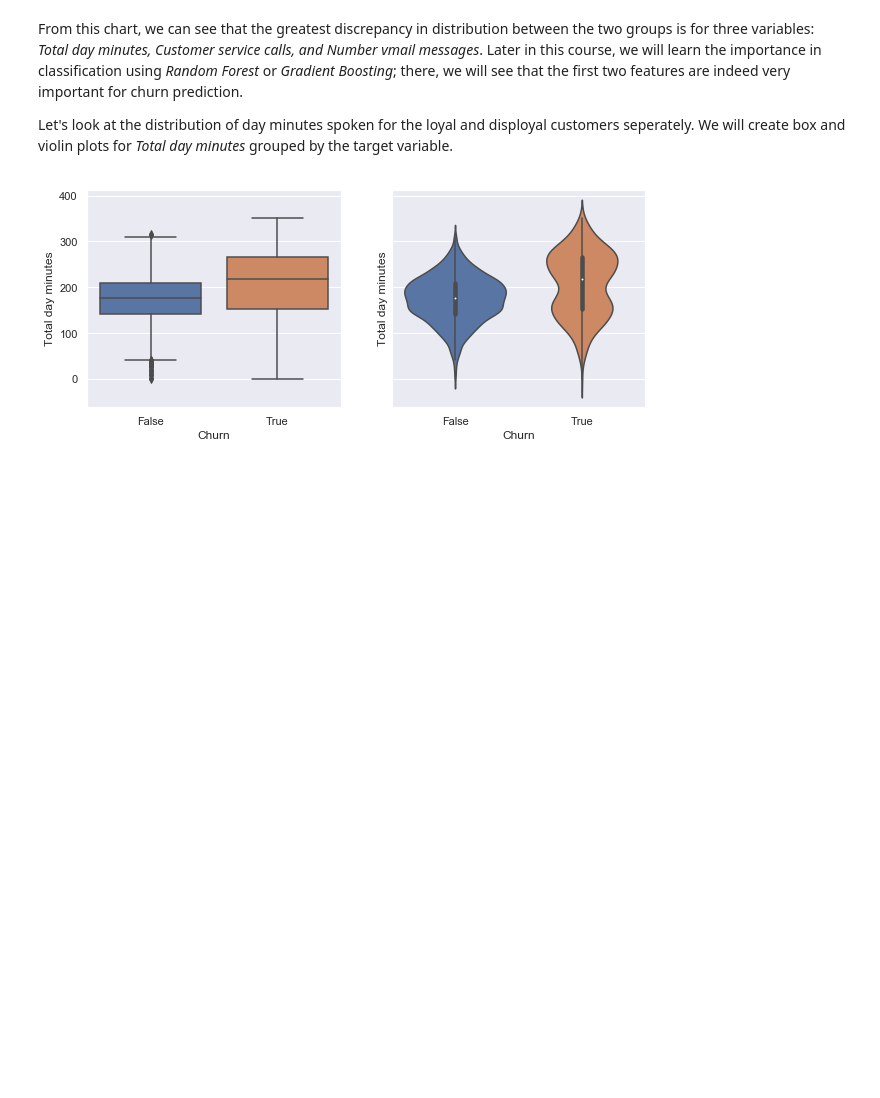
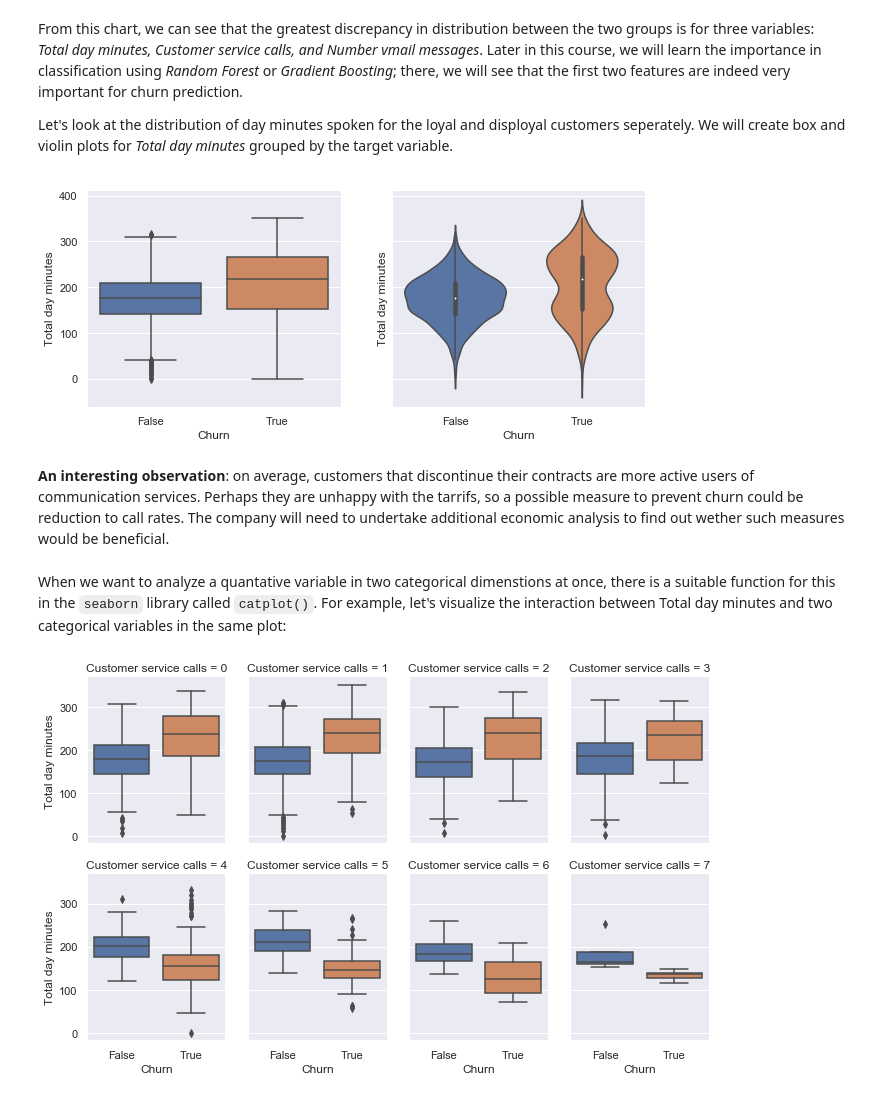
Before and after one commit to apollopower/machine-learning-concepts-review, a Jupyter notebook: mlcourse_ai/data_visualization/Visual Data Analysis; Part 1.ipynb, the cells around one changed output. Saved outputs shown, nothing was run; the diff lists cells and outputs as text; code cells hidden in the pictures; blank space fills up the shorter version.

Commit message:
Data visualization, part 1 complete

````diff
--- a/mlcourse_ai/data_visualization/Visual Data Analysis; Part 1.ipynb
+++ b/mlcourse_ai/data_visualization/Visual Data Analysis; Part 1.ipynb
@@ -285,3 +287,13 @@ sns.boxplot(x='Churn', y='Total day minutes', data=df, ax=axes[0]);
 sns.violinplot(x='Churn', y='Total day minutes', data=df, ax=axes[1]);
 # %% [output]
 [figure]
+# %% [markdown]
+__An interesting observation__: on average, customers that discontinue their contracts are more active users of communication services. Perhaps they are unhappy with the tarrifs, so a possible measure to prevent churn could be reduction to call rates. The company will need to undertake additional economic analysis to find out wether such measures would be beneficial.
+# %% [markdown]
+When we want to analyze a quantative variable in two categorical dimenstions at once, there is a suitable function for this in the ```seaborn``` library called ```catplot()```. For example, let's visualize the interaction between Total day minutes and two categorical variables in the same plot:
+# %%
+sns.catplot(x='Churn', y='Total day minutes', col='Customer service calls',
+               data=df[df['Customer service calls'] < 8], kind="box",
+               col_wrap=4, height=3, aspect=.8);
+# %% [output]
+[figure, added]
````
Also changed, not shown: parts of 26 cells of this notebook.
